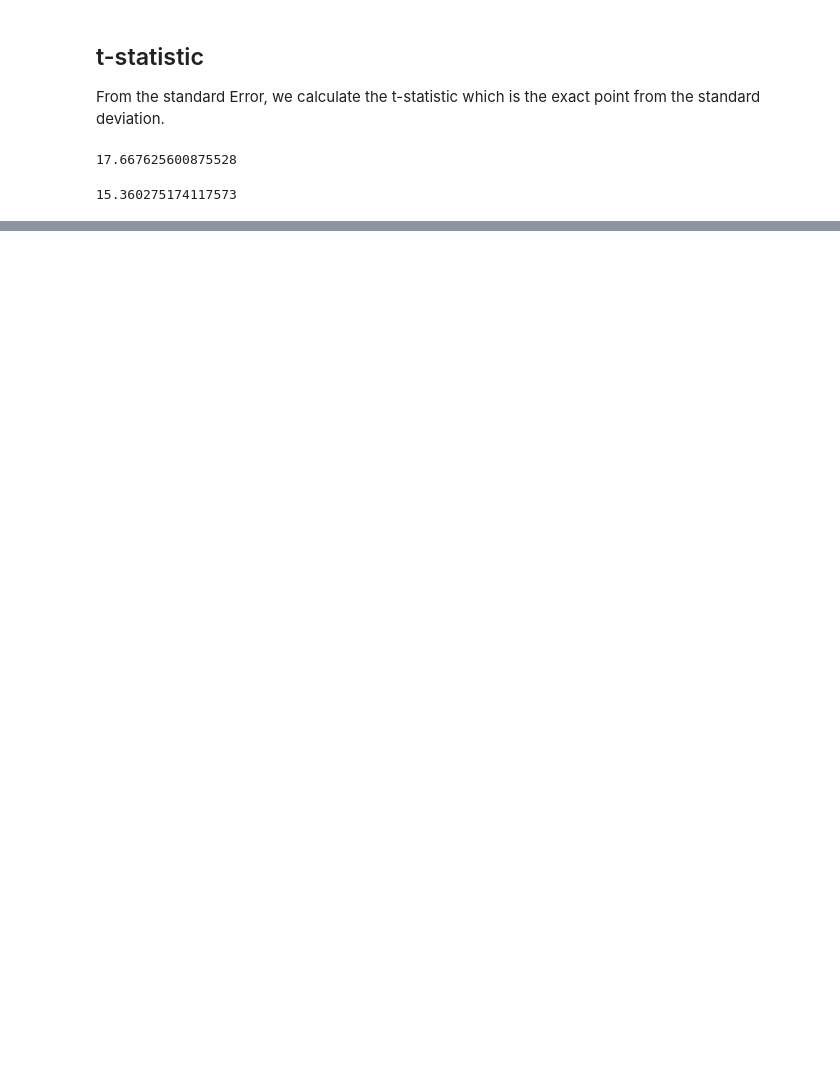
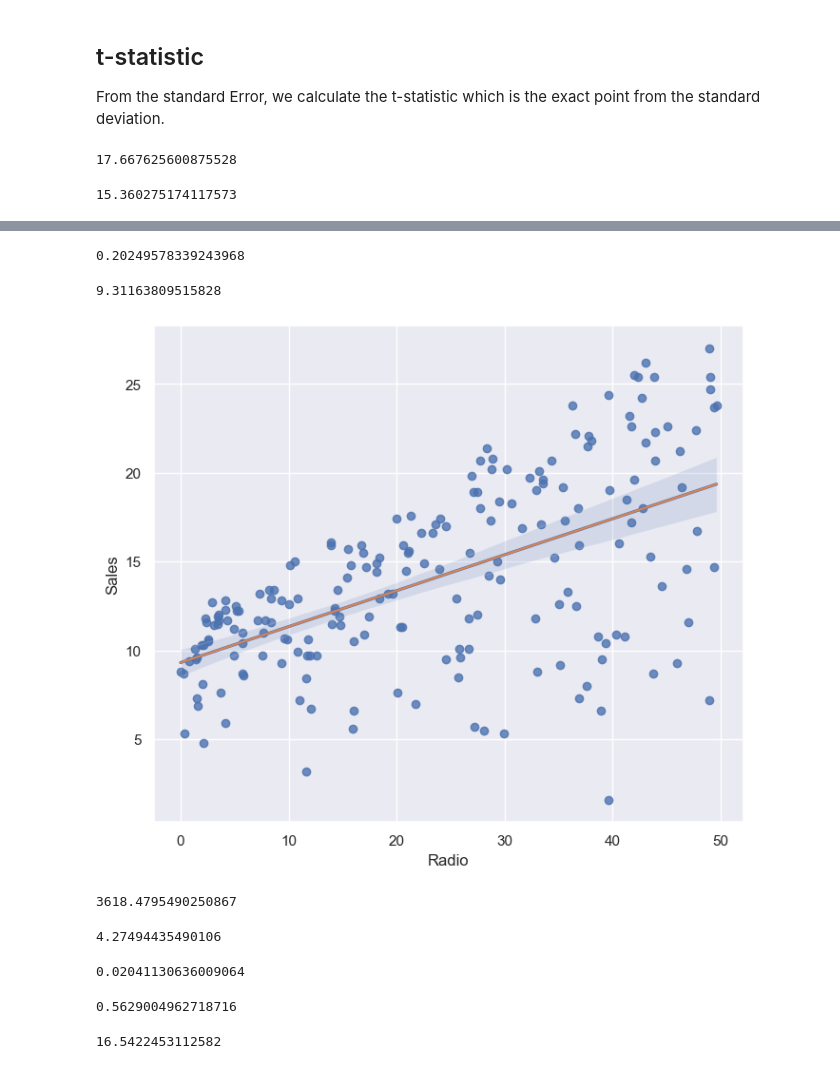
Before and after one commit to cmd-master/std-islr, a Jupyter notebook: main.ipynb, the cells around one changed output, grey strips where cells are left out. Drawn from its saved outputs; the diff is of its cells as text; code cells hidden in the pictures; blank space fills up the shorter version.

```diff
--- a/main.ipynb
+++ b/main.ipynb
@@ -254,0 +287,45 @@ From the standard Error, we calculate the t-statistic which is the exact point f
+# %%
+## Breaking down the slope
+distance_coefficient = sum((radio - radio.mean()) * (target - target.mean()))
+spread_x = sum((radio - radio.mean())**2)
+slope =  distance_coefficient / spread_x
+slope
+# %% [output]
+0.20249578339243968
+# %%
+intercept = target.mean() - slope * radio.mean()
+intercept
+# %% [output]
+9.31163809515828
+# %%
+yhat = intercept + slope * radio
+# %%
+sns.regplot(x='Radio', y='Sales', data=adv)
+sns.lineplot(x=radio, y=yhat);
+# %% [output]
+[figure, added]
+# %%
+rss = sum((target - yhat)**2)
+rss
+# %% [output]
+3618.4795490250867
+# %%
+rse = np.sqrt((rss / (n - 2)))
+rse
+# %% [output]
+4.27494435490106
+# %%
+se_slope = np.sqrt(rse**2 / sum( (radio - radio.mean())**2 ) )
+se_slope
+# %% [output]
+0.02041130636009064
+# %%
+se_intercept = np.sqrt(
+    rse**2 * ( 1/n + (radio.mean()**2 / sum((radio - radio.mean())**2))  ))
+se_intercept
+# %% [output]
+0.5629004962718716
+# %%
+(intercept - 0) / se_intercept
+# %% [output]
+16.5422453112582
```
Also changed, not shown: parts of 20 cells of this notebook.
